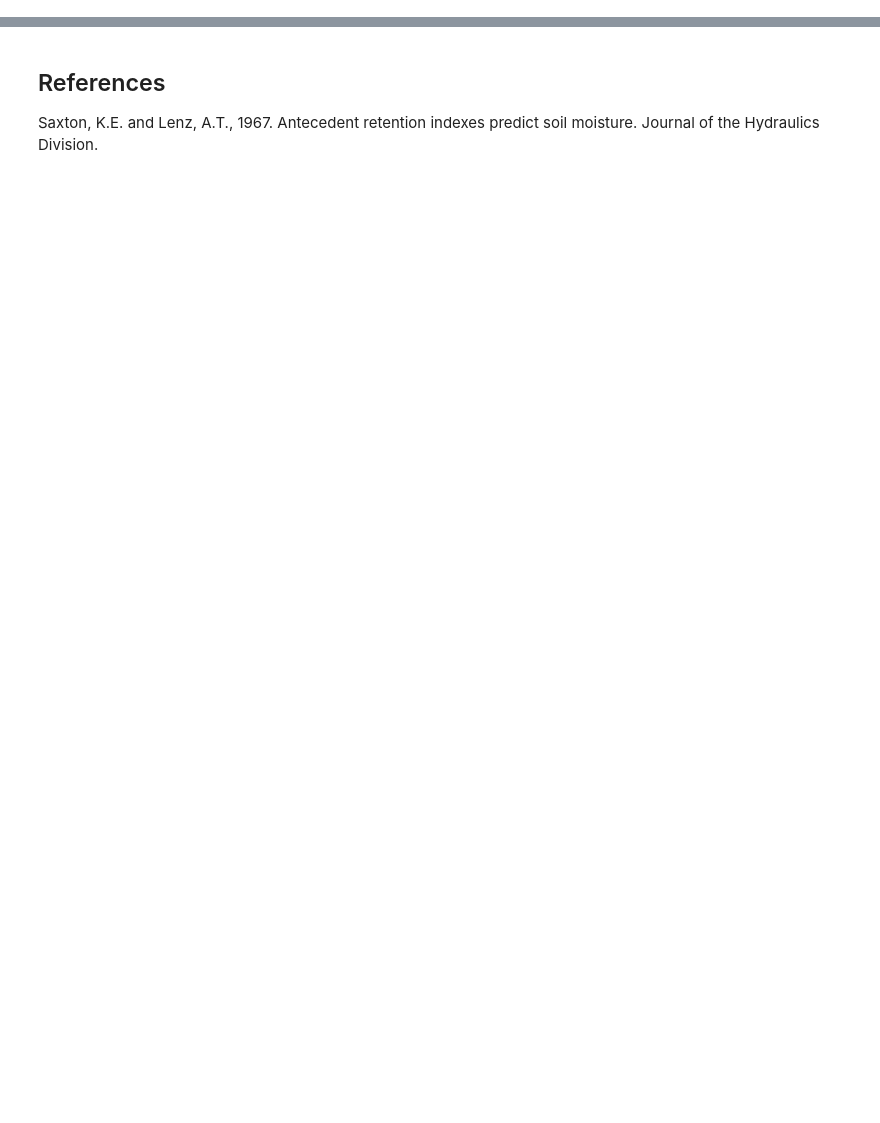
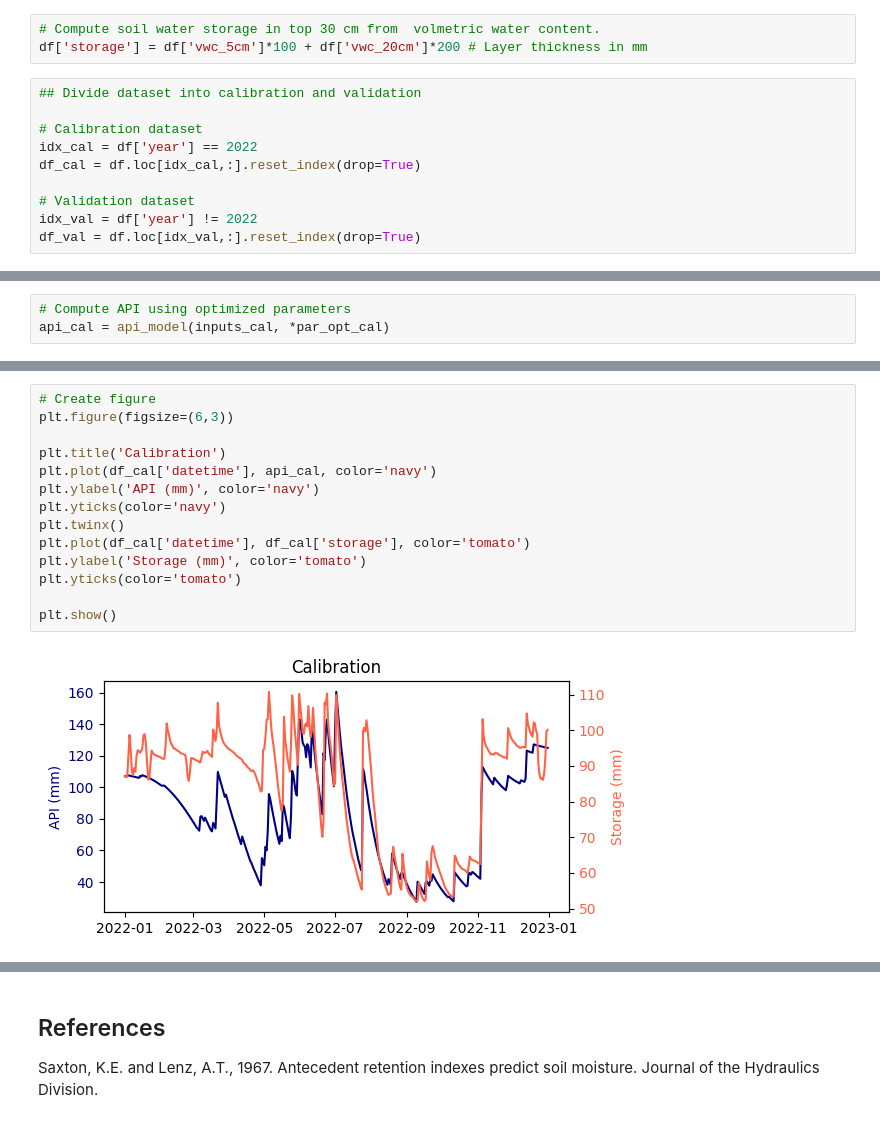
Before and after one commit to soilwater/pynotes-agriscience, a Jupyter notebook: exercises/antecedent_precipitation_index.ipynb, the cells around one changed output, grey strips where cells are left out. Drawn from its saved outputs; the diff is of its cells as text; blank space fills up the shorter version.

```diff
--- a/exercises/antecedent_precipitation_index.ipynb
+++ b/exercises/antecedent_precipitation_index.ipynb
@@ -180,0 +59,13 @@ MAE = 36.0 mm
+# %%
+# Compute soil water storage in top 30 cm from  volmetric water content.
+df['storage'] = df['vwc_5cm']*100 + df['vwc_20cm']*200 # Layer thickness in mm
+# %%
+## Divide dataset into calibration and validation
+
+# Calibration dataset
+idx_cal = df['year'] == 2022
+df_cal = df.loc[idx_cal,:].reset_index(drop=True)
+
+# Validation dataset
+idx_val = df['year'] != 2022
+df_val = df.loc[idx_val,:].reset_index(drop=True)
@@ -180,0 +136,3 @@ MAE = 36.0 mm
+# %%
+# Compute API using optimized parameters
+api_cal = api_model(inputs_cal, *par_opt_cal)
@@ -180,0 +145,16 @@ MAE = 36.0 mm
+# %%
+# Create figure
+plt.figure(figsize=(6,3))
+
+plt.title('Calibration')
+plt.plot(df_cal['datetime'], api_cal, color='navy')
+plt.ylabel('API (mm)', color='navy')
+plt.yticks(color='navy')
+plt.twinx()
+plt.plot(df_cal['datetime'], df_cal['storage'], color='tomato')
+plt.ylabel('Storage (mm)', color='tomato')
+plt.yticks(color='tomato')
+
+plt.show()
+# %% [output]
+[figure, added]
```
Also changed, not shown: parts of 41 cells of this notebook, 18 other files.
